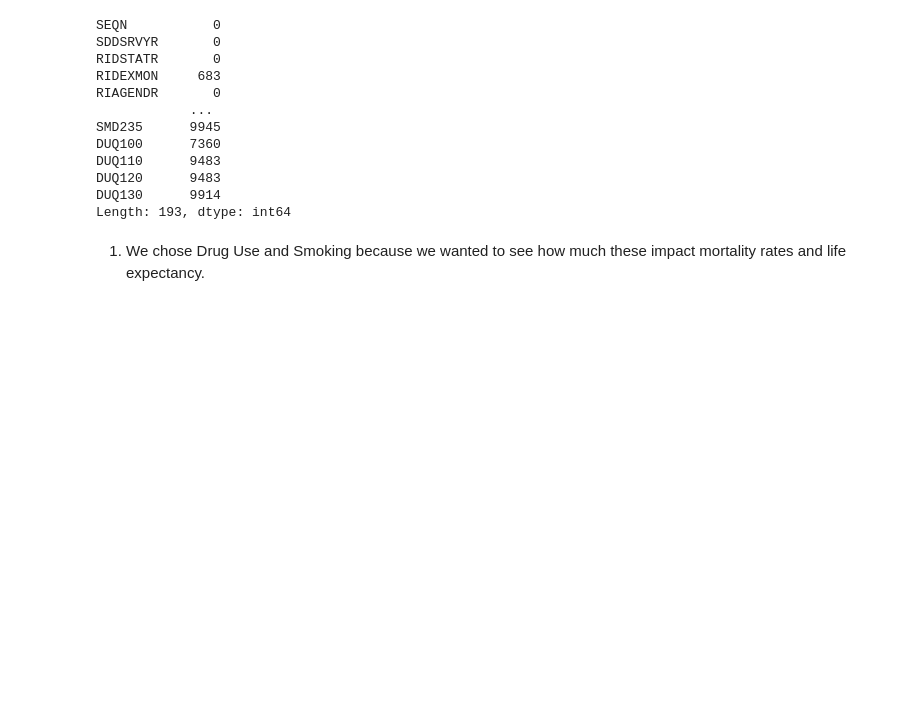
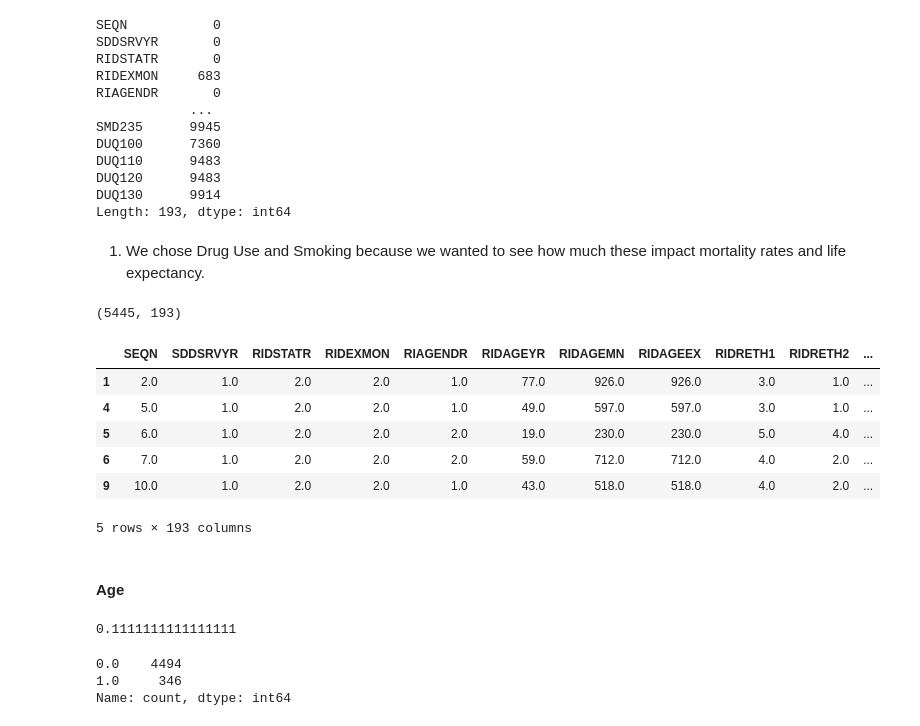
Before and after one commit to kenny507/undergrad_ml_assignments, a Jupyter notebook: project_1_bsds.ipynb, the cells around one changed output. Saved outputs shown, nothing was run; the diff lists cells and outputs as text; code cells hidden in the pictures; blank space fills up the shorter version.

```diff
--- a/project_1_bsds.ipynb
+++ b/project_1_bsds.ipynb
@@ -143,3 +147,30 @@ DUQ130      9914
 Length: 193, dtype: int64
 # %% [markdown]
 1. We chose Drug Use and Smoking because we wanted to see how much these impact mortality rates and life expectancy.
+# %%
+# filtering out records that are not eligible for linkage (without a valid MORTSTAT)
+df_linked = df[df["MORTSTAT"].notna()]
+print(df_linked.shape)
+df_linked.head()
+# %% [output]
+(5445, 193)
+|  | SEQN | SDDSRVYR | RIDSTATR | RIDEXMON | RIAGENDR | RIDAGEYR | RIDAGEMN | RIDAGEEX | RIDRETH1 | RIDRETH2 | ... |
+| 1 | 2.0 | 1.0 | 2.0 | 2.0 | 1.0 | 77.0 | 926.0 | 926.0 | 3.0 | 1.0 | ... |
+| 4 | 5.0 | 1.0 | 2.0 | 2.0 | 1.0 | 49.0 | 597.0 | 597.0 | 3.0 | 1.0 | ... |
+| 5 | 6.0 | 1.0 | 2.0 | 2.0 | 2.0 | 19.0 | 230.0 | 230.0 | 5.0 | 4.0 | ... |
+| 6 | 7.0 | 1.0 | 2.0 | 2.0 | 2.0 | 59.0 | 712.0 | 712.0 | 4.0 | 2.0 | ... |
+| 9 | 10.0 | 1.0 | 2.0 | 2.0 | 1.0 | 43.0 | 518.0 | 518.0 | 4.0 | 2.0 | ... |
+5 rows × 193 columns
+# %% [markdown]
+#### Age
+# %%
+print(df_linked["RIDAGEEX"].isna().sum() / df_linked.shape[0])
+# %% [output]
+0.1111111111111111
+# %%
+df_age_notna = df_linked[df_linked["RIDAGEEX"].notna()]
+((df_age_notna["RIDAGEEX"] // 12) - df_age_notna["RIDAGEYR"]).value_counts()
+# %% [output]
+0.0    4494
+1.0     346
+Name: count, dtype: int64
```
Also changed, not shown: parts of 15 cells of this notebook.
